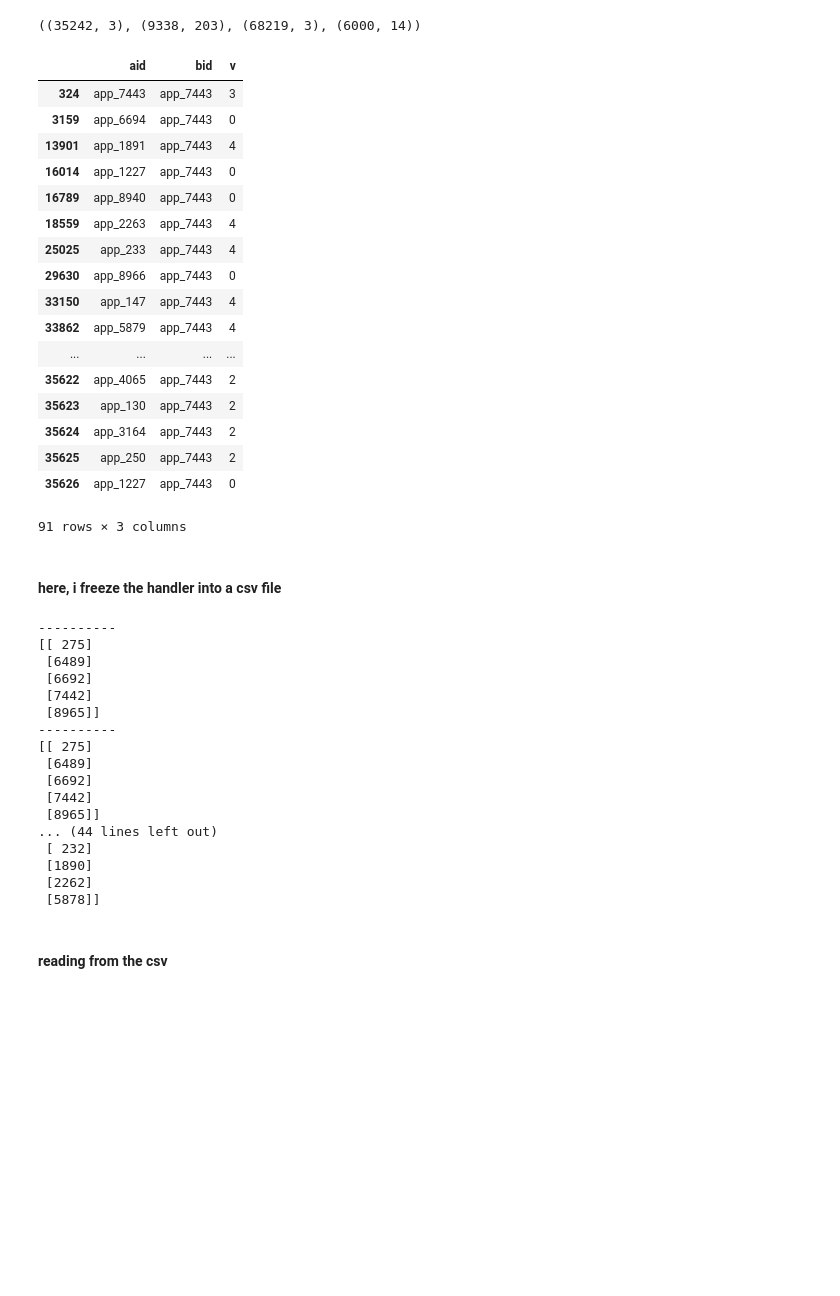
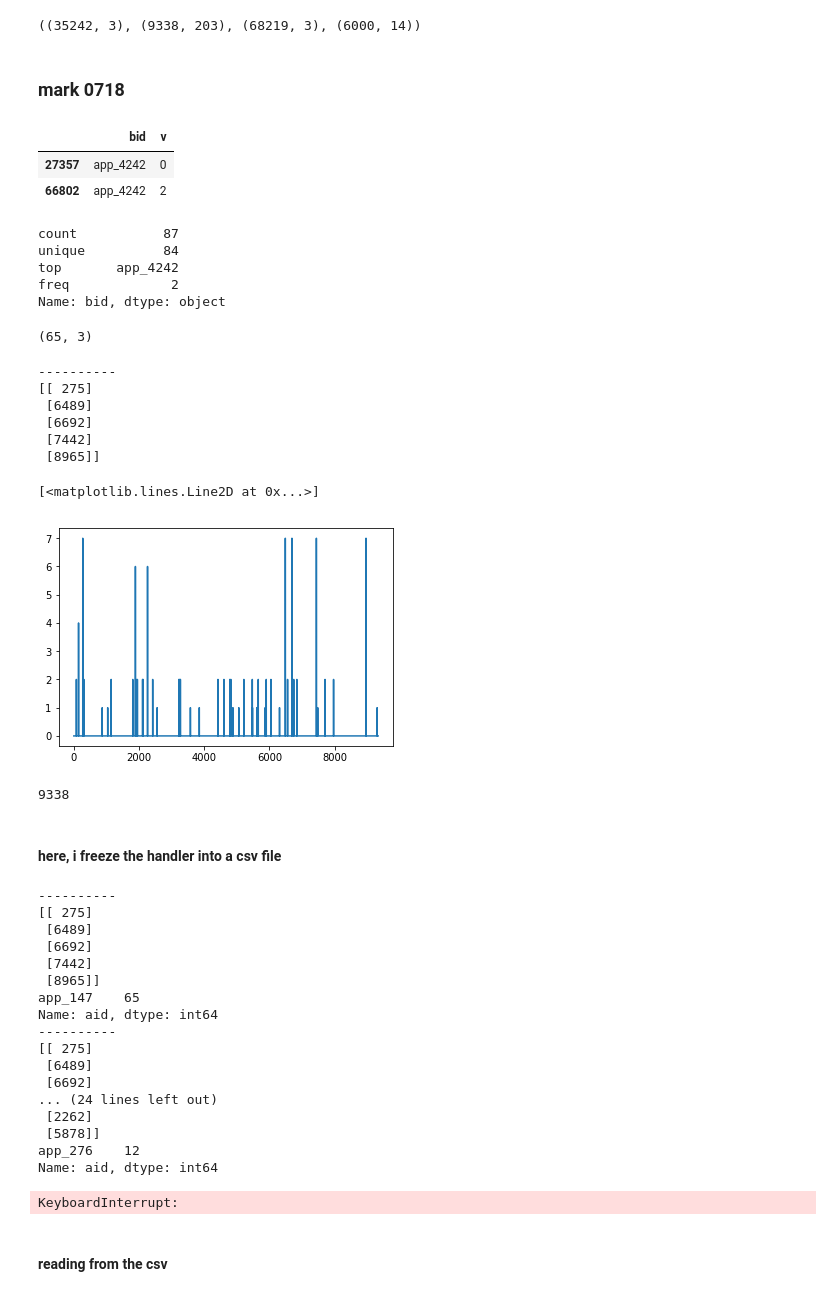
Before and after one commit to tbxy09/diaodu_binpacking_reinforcement_solutions, a Jupyter notebook: diao_du.ipynb, the cells around one changed output. Drawn from its saved outputs; the diff is of its cells as text; code cells hidden in the pictures; blank space fills up the shorter version.

```diff
--- a/diao_du.ipynb
+++ b/diao_du.ipynb
@@ -525,34 +569,59 @@ def make_vector(aids):
     vec=vec.astype(int)
 #     return pd.Series([''.join(vec.astype(str)),vec.max()],index=['vec','vec_max'])
     return pd.Series([(vec==7)*vec.T,(vec==5)*vec.T,(vec==4)*vec.T,(vec==3)*vec.T,(vec==1)*vec.T],index=['vec7','vec5','vec4','vec3','vec1'])
+# %% [markdown]
+### mark 0718
+# %%
+df=df_app_inter[df_app_inter['aid']=='app_275'][['bid','v']]
+df[df.bid=='app_4242']
+# %% [output]
+|  | bid | v |
+| 27357 | app_4242 | 0 |
+| 66802 | app_4242 | 2 |
 # %%
-df_app_inter[df_app_inter['bid']=='app_7443']
+df_app_inter[df_app_inter.aid=='app_275'].bid.describe()
 # %% [output]
-|  | aid | bid | v |
-| 324 | app_7443 | app_7443 | 3 |
-| 3159 | app_6694 | app_7443 | 0 |
-| 13901 | app_1891 | app_7443 | 4 |
-| 16014 | app_1227 | app_7443 | 0 |
-| 16789 | app_8940 | app_7443 | 0 |
-| 18559 | app_2263 | app_7443 | 4 |
-| 25025 | app_233 | app_7443 | 4 |
-| 29630 | app_8966 | app_7443 | 0 |
-| 33150 | app_147 | app_7443 | 4 |
-| 33862 | app_5879 | app_7443 | 4 |
-| ... | ... | ... | ... |
-| 35622 | app_4065 | app_7443 | 2 |
-| 35623 | app_130 | app_7443 | 2 |
-| 35624 | app_3164 | app_7443 | 2 |
-| 35625 | app_250 | app_7443 | 2 |
-| 35626 | app_1227 | app_7443 | 0 |
-91 rows × 3 columns
+count           87
+unique          84
+top       app_4242
+freq             2
+Name: bid, dtype: object
+# %%
+aids.shape
+# %% [output]
+(65, 3)
+# %%
+vec=np.zeros(df_ins.aid.nunique())
+for id,values in zip(aids.bid,aids.v):
+     index=int(id.split('_')[-1])-1
+     if values==7:
+        print(index)
+        print(values)
+     vec[index]+=values
+if len(np.argwhere(vec==7))>0:
+     print('----------')
+     print(np.argwhere(vec==7))
+plt.plot(vec)
+# %% [output]
+----------
+[[ 275]
+ [6489]
+ [6692]
+ [7442]
+ [8965]]
+[<matplotlib.lines.Line2D at 0x...>]
+[figure, added]
+# %%
+df_ins.aid.nunique()
+# %% [output]
+9338
 # %% [markdown]
 #### here, i freeze the handler into a csv file
 # %%
-cols=['bid','v']
+cols=['aid','bid','v']
 
 # df_app_inter=df_app_inter.groupby('aid')[cols].apply(lambda x: ':'.join(x.v),axis=1).reset_index()
-df_app_inter=df_app_inter.groupby('aid')[cols].apply(lambda x: make_vector(x)).reset_index()
+df_app_inter=df_app_inter.iloc[:].groupby('aid')[cols].apply(lambda x: make_vector(x)).reset_index()
 
 df_app_inter['vec7']=df_app_inter.vec7.apply(lambda x:''.join(x.astype(str)))
 df_app_inter['vec4']=df_app_inter.vec4.apply(lambda x:''.join(x.astype(str)))
@@ -566,14 +635,15 @@ df_app_inter['vec1']=df_app_inter.vec1.apply(lambda x:''.join(x.astype(str)))
  [6692]
  [7442]
  [8965]]
+app_147    65
+Name: aid, dtype: int64
 ----------
 [[ 275]
  [6489]
  [6692]
- [7442]
- [8965]]
-... (44 lines left out)
- [ 232]
- [1890]
+... (24 lines left out)
  [2262]
  [5878]]
+app_276    12
+Name: aid, dtype: int64
+KeyboardInterrupt:
```
Also changed, not shown: parts of 67 cells of this notebook, 5 other files.
